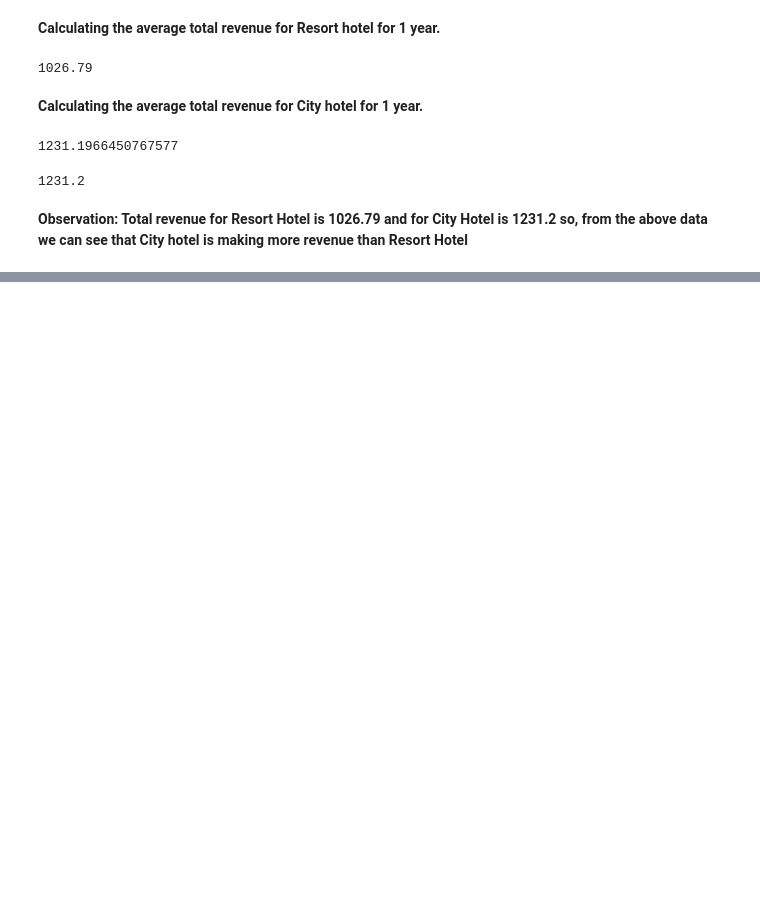
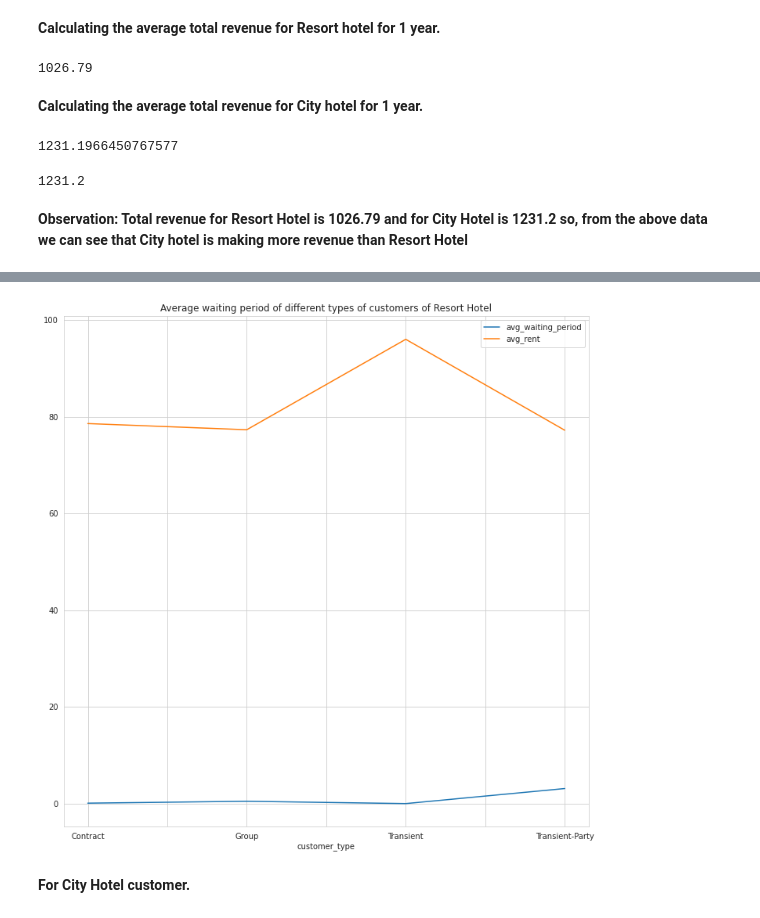
Before and after one commit to Jatingpt/Hotel-Booking-Analysis, a Jupyter notebook: Hotel_Booking_Analysis_Capstone_Project.ipynb, the cells around one changed output, grey strips where cells are left out. Drawn from its saved outputs; the diff is of its cells as text; code cells hidden in the pictures; blank space fills up the shorter version.

```diff
--- a/Hotel_Booking_Analysis_Capstone_Project.ipynb
+++ b/Hotel_Booking_Analysis_Capstone_Project.ipynb
@@ -702,0 +707,3 @@ total_city_revenue.round(2)
+# %%
+average_values = resort_booking.groupby('customer_type').agg({'days_in_waiting_list':"mean",'adr':"mean"}).rename(columns = {'days_in_waiting_list':'avg_waiting_period','adr':'avg_rent'})
+average_values
@@ -702,0 +723,6 @@ total_city_revenue.round(2)
+# %%
+ax=average_values.plot(figsize=(12,12),title='Average waiting period of different types of customers of Resort Hotel')
+# %% [output]
+[figure, added]
+# %% [markdown]
+**For City Hotel customer.**
```
Also changed, not shown: parts of 22 cells of this notebook.
